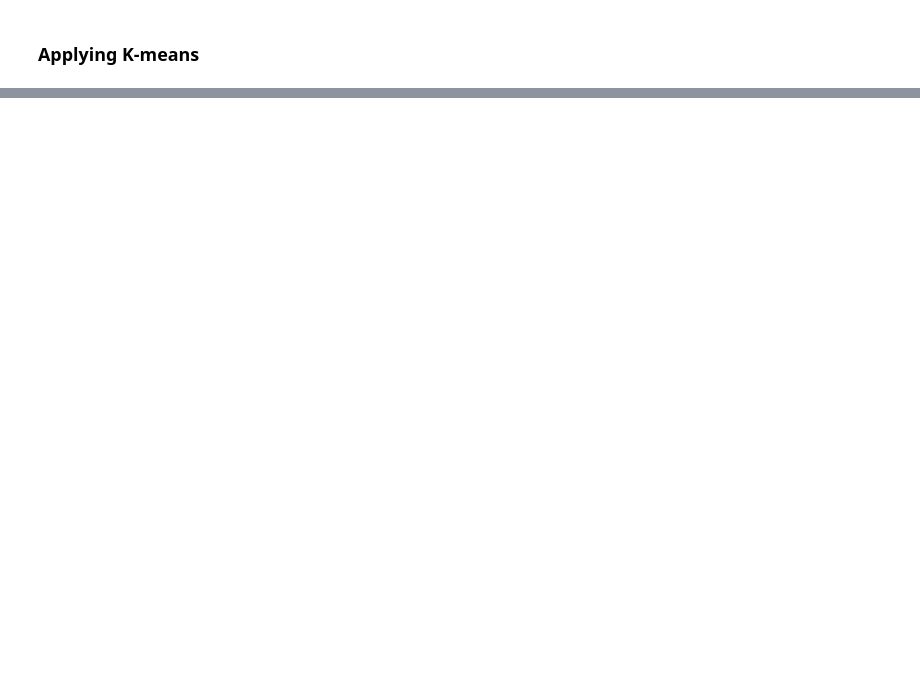
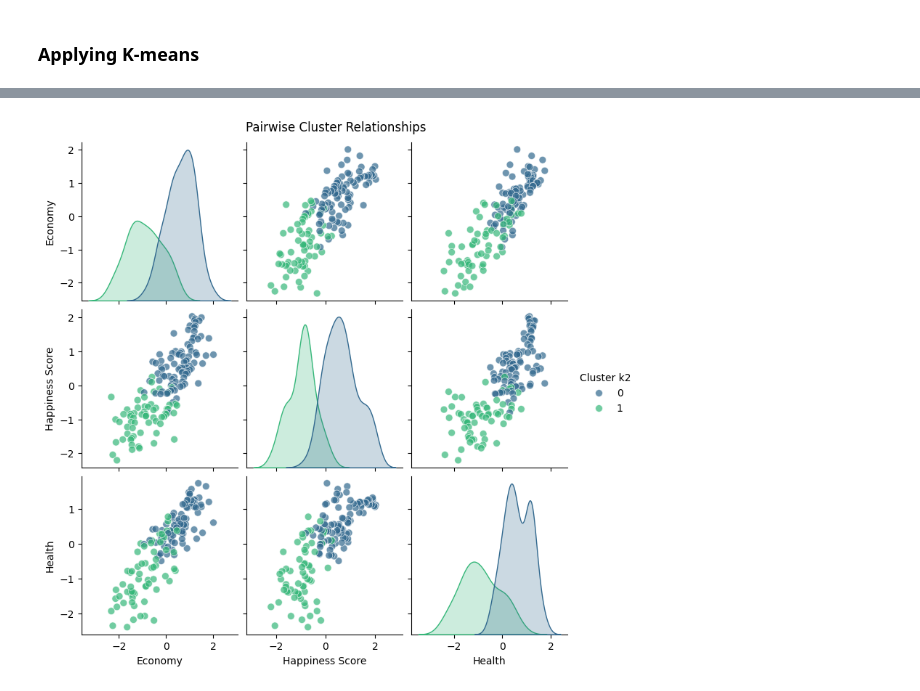
Before and after one commit to fairuznawar122/World-Happiness-Classification, a Jupyter notebook: World_Happiness_Kmeans.ipynb, the cells around one changed output, grey strips where cells are left out. Saved outputs shown, nothing was run; the diff lists cells and outputs as text; code cells hidden in the pictures; blank space fills up the shorter version.

```diff
--- a/World_Happiness_Kmeans.ipynb
+++ b/World_Happiness_Kmeans.ipynb
@@ -149,5 +149,7 @@ for col in df.columns:
         continue
     standardized_df[col] = (df[col] - df[col].mean()) / df[col].std()
 
+standardized_df.drop('Rank', axis=1, inplace=True)
+standardized_df.drop('Country', axis=1, inplace=True)
 standardized_df
 # %% [output]
@@ -207,0 +187,4 @@ Name: count, dtype: int64
+# %%
+standardized_df= pd.concat([standardized_df, df['Rank']], axis=1)
+standardized_df= pd.concat([standardized_df, df['Country']], axis=1)
+standardized_df
@@ -207,0 +207,3 @@ Name: count, dtype: int64
+# %%
+standardized_df.drop('Rank', axis=1, inplace=True)
+standardized_df.drop('Country', axis=1, inplace=True)
@@ -207,0 +212,11 @@ Name: count, dtype: int64
+# %%
+print("Please Enter THREE features for Visualitation.")
+print("All Features: ")
+for col in standardized_df.columns:
+  if(col=="Cluster k3" or col=="Cluster k2"):
+    continue
+  print(col)
+
+x = input("\nEnter Fearure 1: ")
+y = input("Enter 2nd Fearure 2: ")
+z = input("Enter 3rd Fearure 3: ")
@@ -207,0 +256,16 @@ Name: count, dtype: int64
+# %%
+import seaborn as sns
+import matplotlib.pyplot as plt
+# Select the features you want to visualize
+plot_columns = [x,y,z,'Cluster k2']
+
+sns.pairplot(
+    standardized_df[plot_columns],
+    hue='Cluster k2',
+    palette='viridis',
+    plot_kws={'alpha': 0.7, 's': 50}
+)
+plt.suptitle('Pairwise Cluster Relationships', y=1.02)
+plt.show()
+# %% [output]
+[figure, added]
```
Also changed, not shown: parts of 15 cells of this notebook.
